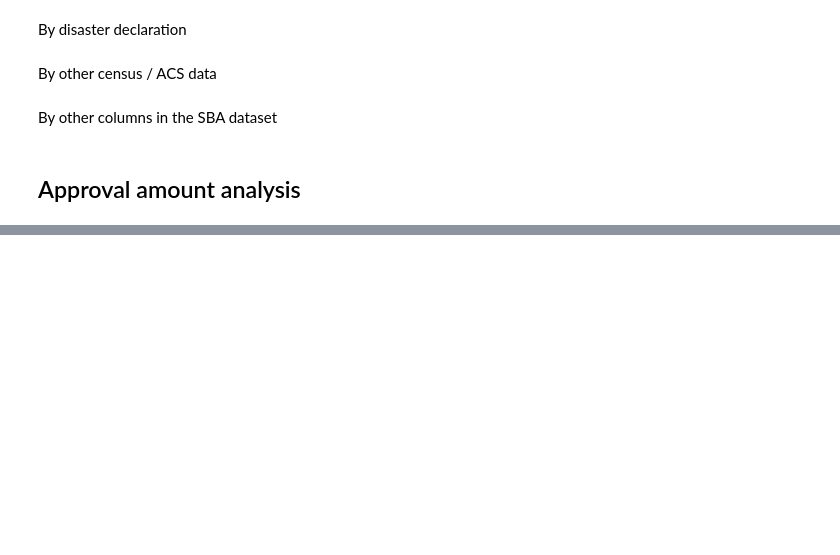
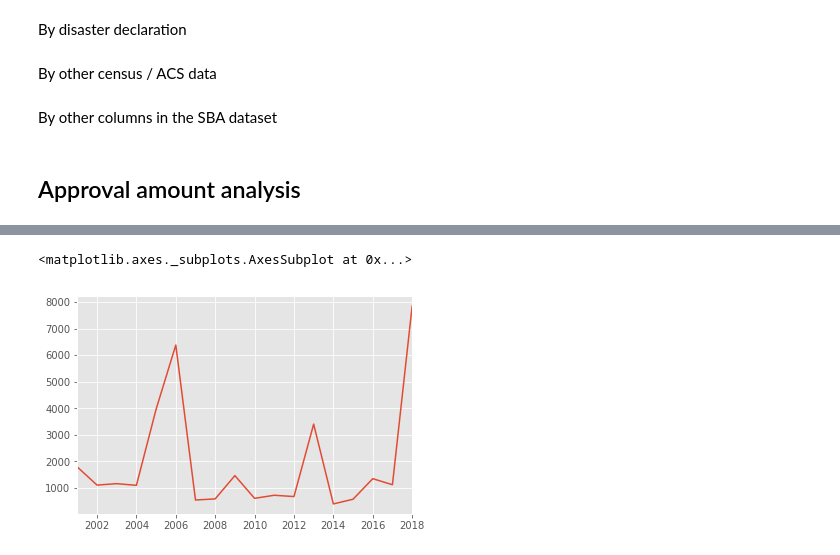
Before and after one commit to PublicI/sba-disaster-loans, a Jupyter notebook: SBA Data Analysis.ipynb, the cells around one changed output, grey strips where cells are left out. Saved outputs shown, nothing was run; the diff lists cells and outputs as text; code cells hidden in the pictures; blank space fills up the shorter version.

Commit message:
add withdrawals analysis - code 51 especially\

```diff
--- a/SBA Data Analysis.ipynb
+++ b/SBA Data Analysis.ipynb
@@ -945,0 +975,4 @@ Name: WD_CODES, dtype: int64
+# %%
+df_withdrawals_51 = df_withdrawals[(df_withdrawals['WD_CODES']=="51")|(df_withdrawals['WD_CODES2']=="51")].copy()
+print(df_withdrawals_51.shape)
+df_withdrawals_51.head()
@@ -945,0 +987,5 @@ Name: WD_CODES, dtype: int64
+# %%
+df_withdrawals_51['FY'].value_counts().sort_index().plot()
+# %% [output]
+<matplotlib.axes._subplots.AxesSubplot at 0x...>
+[figure, added]
```
Also changed, not shown: parts of 16 cells of this notebook.
